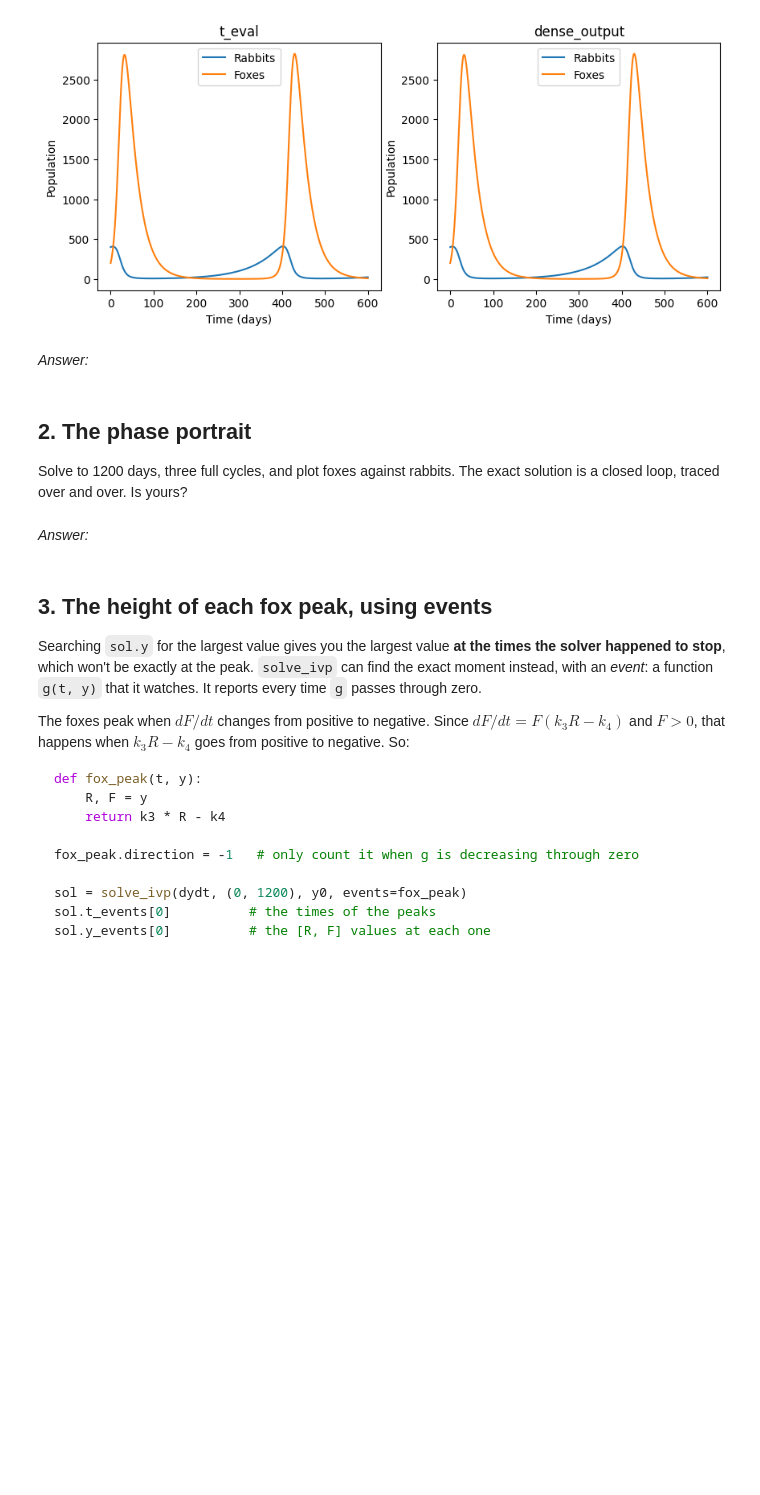
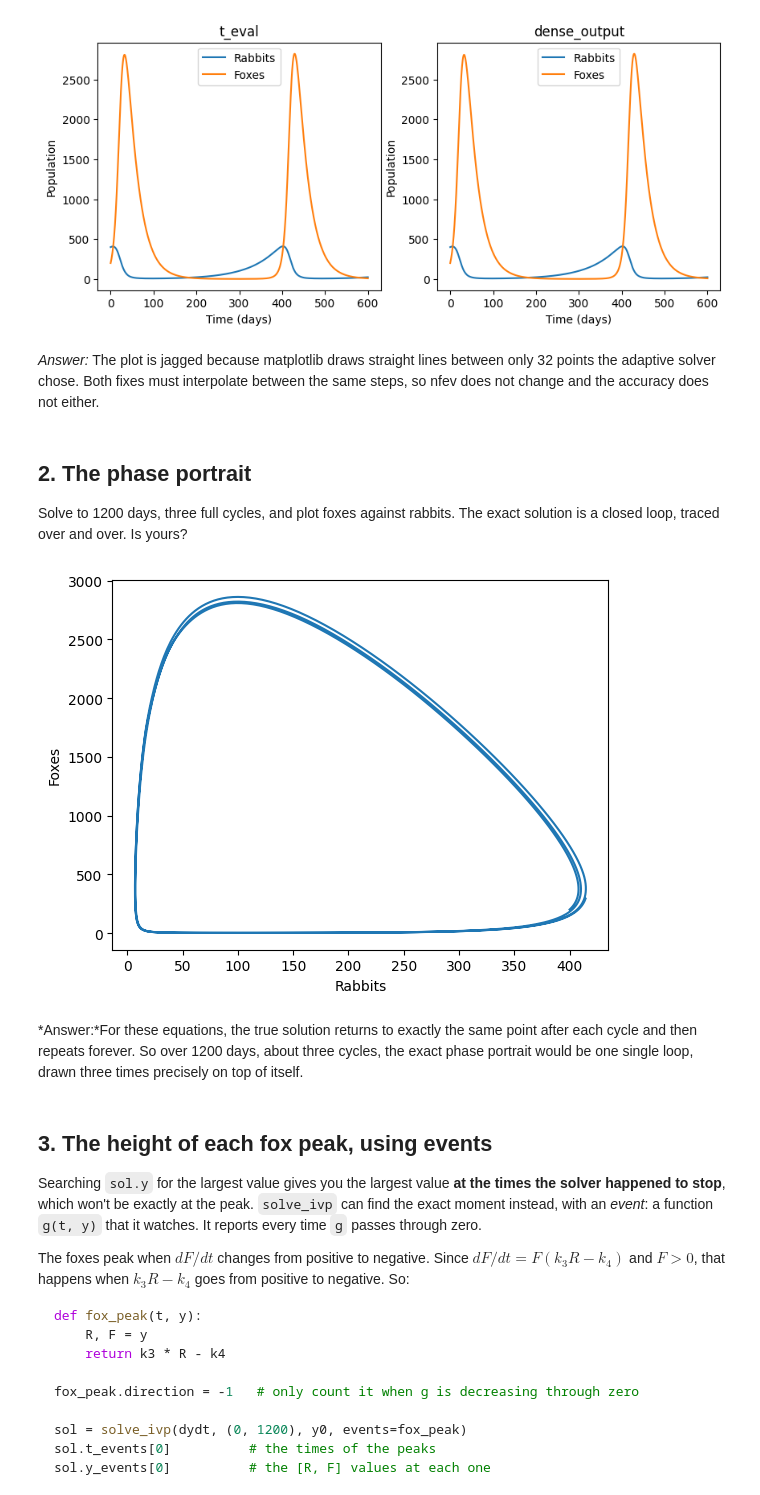
Before and after one commit to chrisgov12356/differential-equations, a Jupyter notebook: rabbits-and-foxes.ipynb, the cells around one changed output. Saved outputs shown, nothing was run; the diff lists cells and outputs as text; code cells hidden in the pictures; blank space fills up the shorter version.

Commit message:
Task 2: phase portrait over 1200 days, checked whether orbit closes

```diff
--- a/rabbits-and-foxes.ipynb
+++ b/rabbits-and-foxes.ipynb
@@ -96,14 +96,23 @@ plt.show()
 nfev: 242 242 242
 [figure]
 # %% [markdown]
-*Answer:*
+*Answer:* The plot is jagged because matplotlib draws straight lines between only 32 points the adaptive solver chose. Both fixes must interpolate between the same steps, so nfev does not change and the accuracy does not either.
 # %% [markdown]
 ## 2. The phase portrait
 
 Solve to 1200 days, three full cycles, and plot foxes against rabbits. The exact
 solution is a closed loop, traced over and over. Is yours?
+# %%
+times = np.linspace(0, 1200, 2401)
+sol = solve_ivp(dydt, (0, 1200), y0, t_eval=times)
+plt.plot(sol.y[0], sol.y[1])
+plt.xlabel("Rabbits")
+plt.ylabel("Foxes")
+plt.show()
+# %% [output]
+[figure, added]
 # %% [markdown]
-*Answer:*
+*Answer:*For these equations, the true solution returns to exactly the same point after each cycle and then repeats forever. So over 1200 days, about three cycles, the exact phase portrait would be one single loop, drawn three times precisely on top of itself.
 # %% [markdown]
 ## 3. The height of each fox peak, using events
 
```
Also changed, not shown: parts of 4 cells of this notebook.
